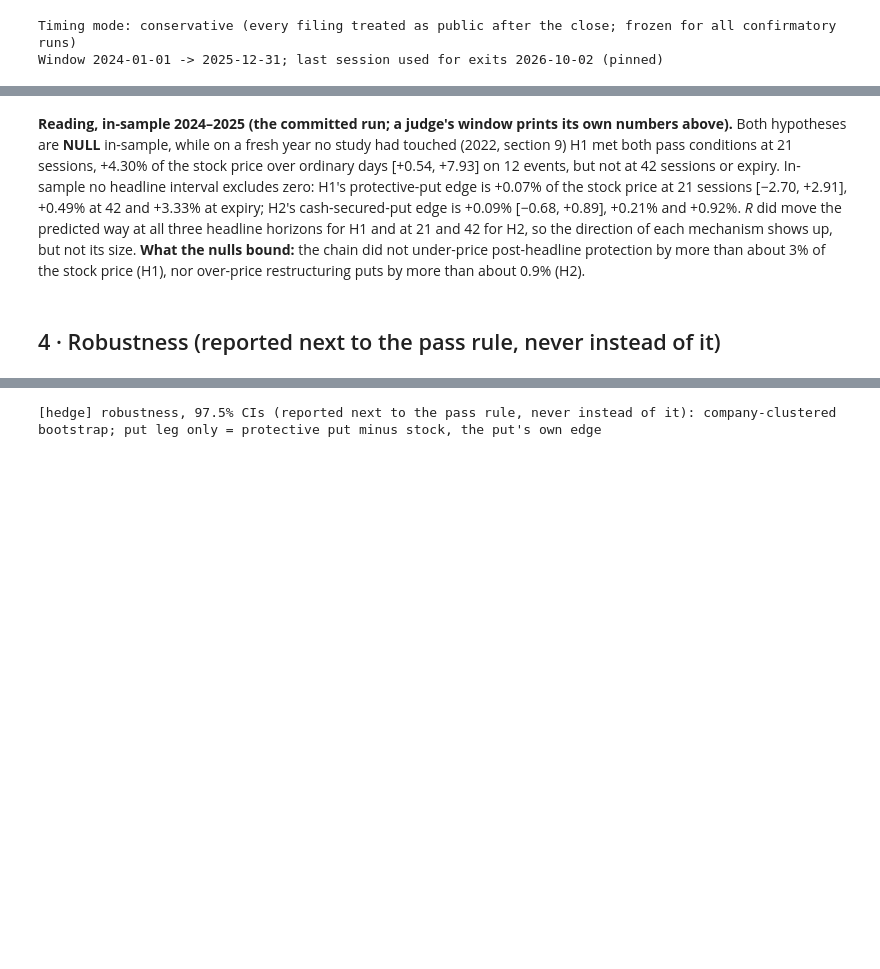
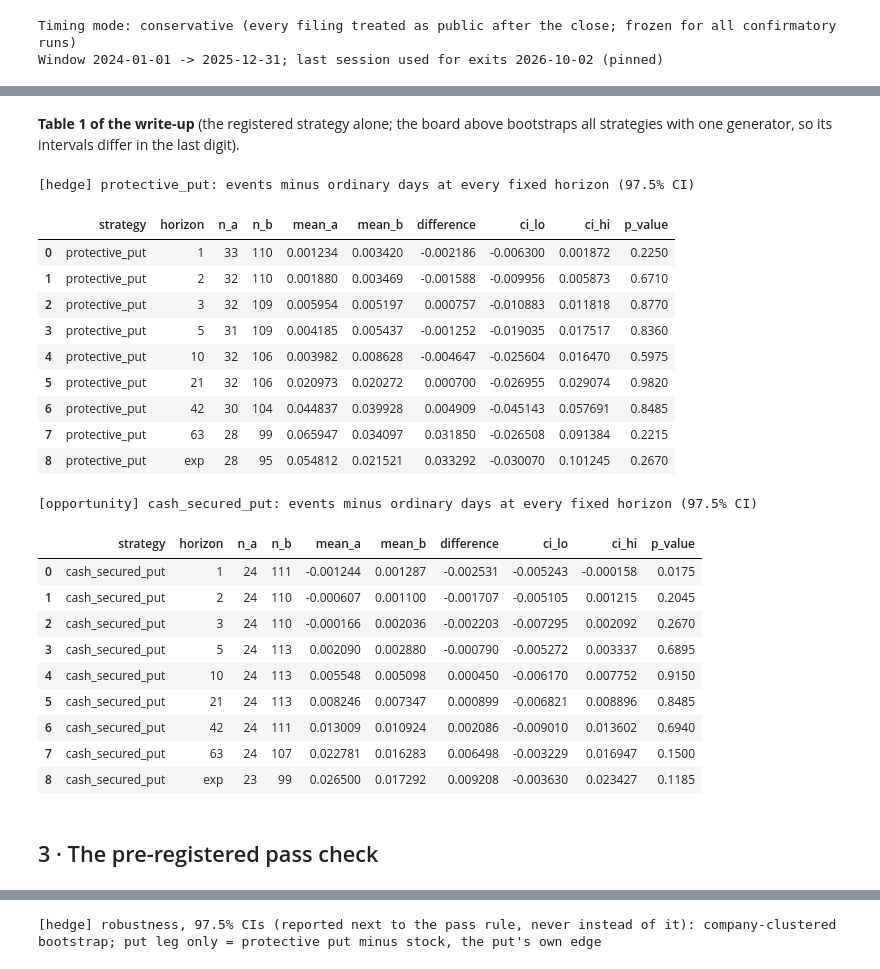
Before and after one commit to theomachado05/polybridge, a Jupyter notebook: research/massive_8k.ipynb, the cells around one changed output, grey strips where cells are left out. Drawn from its saved outputs; the diff is of its cells as text; code cells hidden in the pictures; blank space fills up the shorter version.

```diff
--- a/research/massive_8k.ipynb
+++ b/research/massive_8k.ipynb
@@ -350,11 +349,37 @@ opportunity (cash_secured_put): events minus placebo at the headline horizons
 # %% [markdown]
-**Reading, in-sample 2024–2025 (the committed run; a judge's window prints its own numbers above).** Both hypotheses are
-**NULL** in-sample, while on a fresh year no study had touched (2022, section 9) H1 met both pass conditions at 21 sessions,
-+4.30% of the stock price over ordinary days [+0.54, +7.93] on 12 events, but not at 42 sessions or expiry. In-sample no
-headline interval excludes zero: H1's protective-put edge is +0.07% of the stock price at 21 sessions
-[−2.70, +2.91], +0.49% at 42 and +3.33% at expiry; H2's cash-secured-put edge is +0.09% [−0.68, +0.89], +0.21% and +0.92%.
-*R* did move the predicted way at all three headline horizons for H1 and at 21 and 42 for H2, so the direction of each
-mechanism shows up, but not its size. **What the nulls bound:** the chain did not under-price post-headline protection by
-more than about 3% of the stock price (H1), nor over-price restructuring puts by more than about 0.9% (H2).
+**Table 1 of the write-up** (the registered strategy alone; the board above bootstraps all strategies with one generator, so its intervals differ in the last digit).
-# %% [markdown]
-## 4 · Robustness (reported next to the pass rule, never instead of it)
+# %%
+# Table 1 of the write-up: the registered strategy alone, events minus ordinary days at every fixed horizon.
+for fam in FAMILIES:
+    chk = study["checks"].get(fam)
+    r_e, r_p = of_family(study["results"], fam), of_family(study["placebo_results"], fam)
+    if chk is None or not len(r_e) or not len(r_p):
+        print(f"[{fam}] no events or no placebo in this window")
+        continue
+    show(difference_board(r_e, r_p, cfg, level=cfg.confirmatory_level, strategies=[chk["strategy"]]),
+         f"[{fam}] {chk['strategy']}: events minus ordinary days at every fixed horizon (97.5% CI)")
+# %% [output]
+[hedge] protective_put: events minus ordinary days at every fixed horizon (97.5% CI)
+|  | strategy | horizon | n_a | n_b | mean_a | mean_b | difference | ci_lo | ci_hi | p_value |
+| 0 | protective_put | 1 | 33 | 110 | 0.001234 | 0.003420 | -0.002186 | -0.006300 | 0.001872 | 0.2250 |
+| 1 | protective_put | 2 | 32 | 110 | 0.001880 | 0.003469 | -0.001588 | -0.009956 | 0.005873 | 0.6710 |
+| 2 | protective_put | 3 | 32 | 109 | 0.005954 | 0.005197 | 0.000757 | -0.010883 | 0.011818 | 0.8770 |
+| 3 | protective_put | 5 | 31 | 109 | 0.004185 | 0.005437 | -0.001252 | -0.019035 | 0.017517 | 0.8360 |
+| 4 | protective_put | 10 | 32 | 106 | 0.003982 | 0.008628 | -0.004647 | -0.025604 | 0.016470 | 0.5975 |
+| 5 | protective_put | 21 | 32 | 106 | 0.020973 | 0.020272 | 0.000700 | -0.026955 | 0.029074 | 0.9820 |
+| 6 | protective_put | 42 | 30 | 104 | 0.044837 | 0.039928 | 0.004909 | -0.045143 | 0.057691 | 0.8485 |
+| 7 | protective_put | 63 | 28 | 99 | 0.065947 | 0.034097 | 0.031850 | -0.026508 | 0.091384 | 0.2215 |
+| 8 | protective_put | exp | 28 | 95 | 0.054812 | 0.021521 | 0.033292 | -0.030070 | 0.101245 | 0.2670 |
+[opportunity] cash_secured_put: events minus ordinary days at every fixed horizon (97.5% CI)
+|  | strategy | horizon | n_a | n_b | mean_a | mean_b | difference | ci_lo | ci_hi | p_value |
+| 0 | cash_secured_put | 1 | 24 | 111 | -0.001244 | 0.001287 | -0.002531 | -0.005243 | -0.000158 | 0.0175 |
+| 1 | cash_secured_put | 2 | 24 | 110 | -0.000607 | 0.001100 | -0.001707 | -0.005105 | 0.001215 | 0.2045 |
+| 2 | cash_secured_put | 3 | 24 | 110 | -0.000166 | 0.002036 | -0.002203 | -0.007295 | 0.002092 | 0.2670 |
+| 3 | cash_secured_put | 5 | 24 | 113 | 0.002090 | 0.002880 | -0.000790 | -0.005272 | 0.003337 | 0.6895 |
+| 4 | cash_secured_put | 10 | 24 | 113 | 0.005548 | 0.005098 | 0.000450 | -0.006170 | 0.007752 | 0.9150 |
+| 5 | cash_secured_put | 21 | 24 | 113 | 0.008246 | 0.007347 | 0.000899 | -0.006821 | 0.008896 | 0.8485 |
+| 6 | cash_secured_put | 42 | 24 | 111 | 0.013009 | 0.010924 | 0.002086 | -0.009010 | 0.013602 | 0.6940 |
+| 7 | cash_secured_put | 63 | 24 | 107 | 0.022781 | 0.016283 | 0.006498 | -0.003229 | 0.016947 | 0.1500 |
+| 8 | cash_secured_put | exp | 23 | 99 | 0.026500 | 0.017292 | 0.009208 | -0.003630 | 0.023427 | 0.1185 |
+# %% [markdown]
+## 3 · The pre-registered pass check
```
Also changed, not shown: parts of 48 cells of this notebook, 15 other files.
